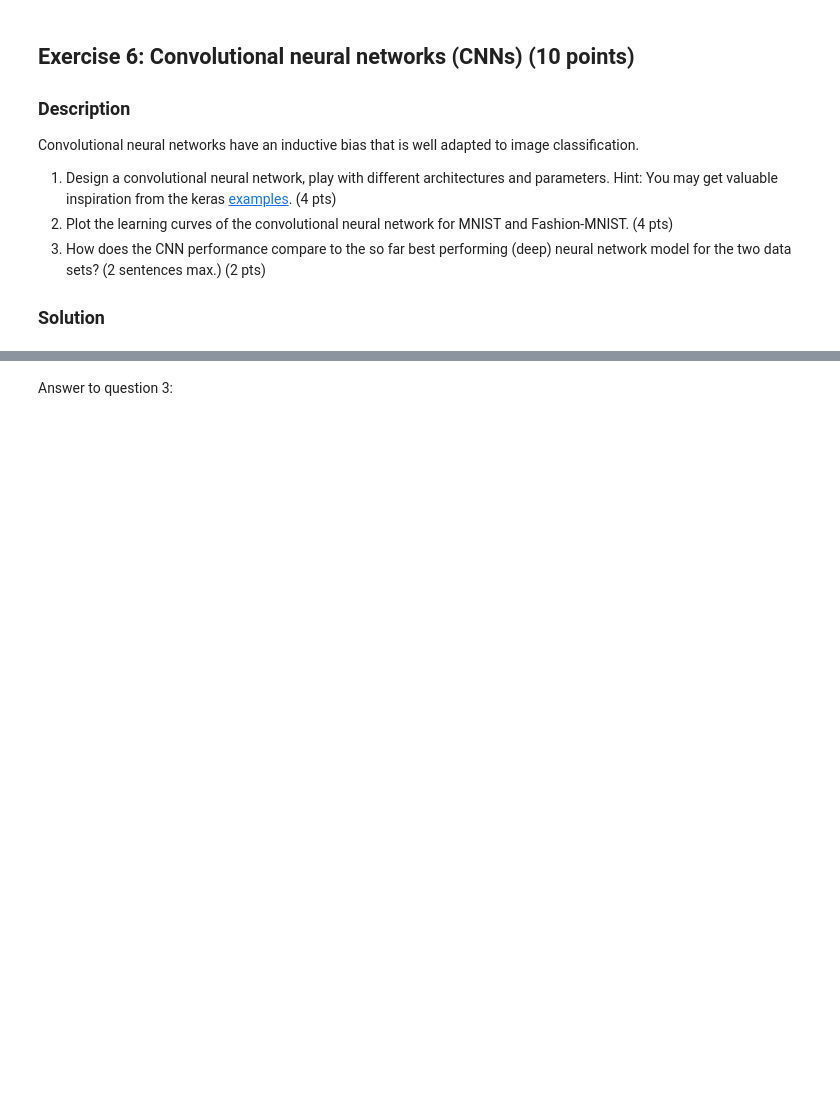
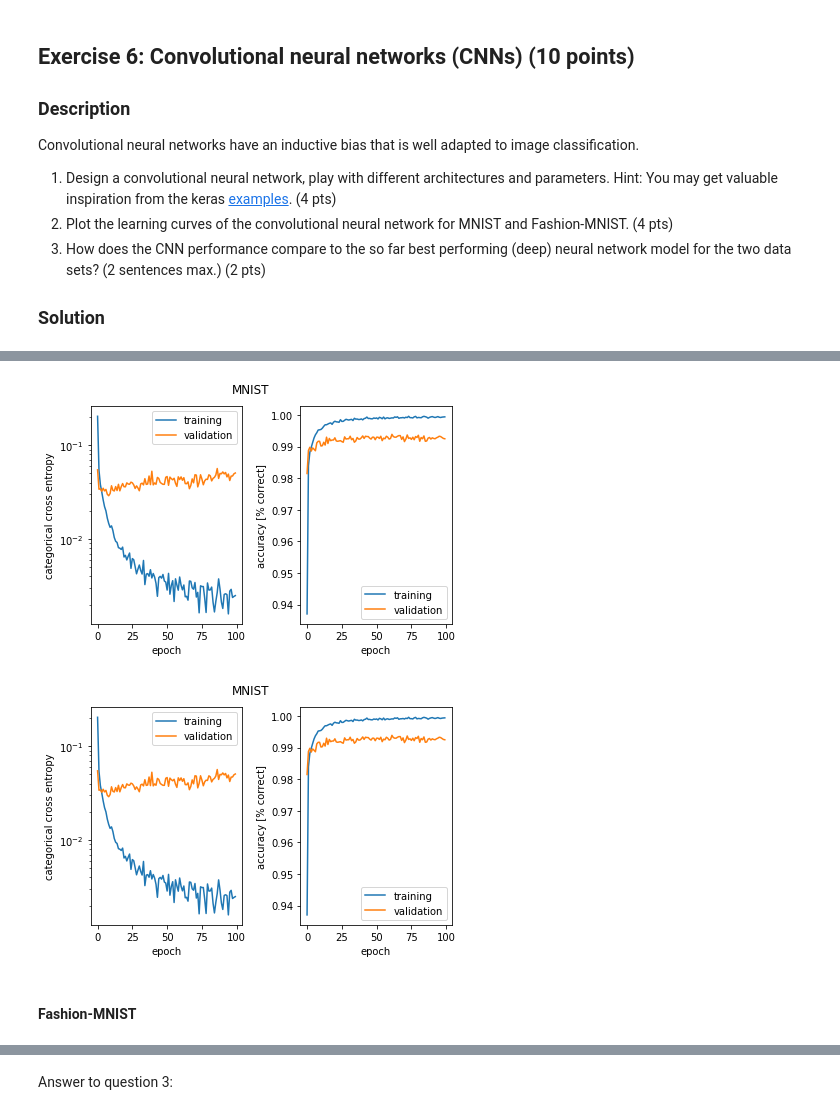
Before and after one commit to haakonms/annminiproject, a Jupyter notebook: miniproject1.ipynb, the cells around one changed output, grey strips where cells are left out. Cells and saved outputs as stored; diff of their text form; code cells hidden in the pictures; blank space fills up the shorter version.

```diff
--- a/miniproject1.ipynb
+++ b/miniproject1.ipynb
@@ -455,0 +485,38 @@ Convolutional neural networks have an inductive bias that is well adapted to ima
+# %%
+def load_formatted_data(dataset, num_classes=10, nrows=28, ncols=28):
+    """
+    Format training and test data for cnn-model.
+
+    Input:
+        dataset -- MNIST or Fashion-MNIST
+        nrows, ncols -- image dimensions
+
+    Returns x_train, y_train, x_test, y_test
+    """
+
+    if dataset == "MNIST":
+        (x_train, y_train), (x_test, y_test) = mnist.load_data()
+    elif dataset == "Fashion-MNIST":
+        (x_train, y_train), (x_test, y_test) = fashion_mnist.load_data()
+    else:
+        print("Error: Expected MNIST or Fashion-MNIST, but received ", dataset)
+        return
+
+    x_train = x_train.astype('float32')
+    x_test = x_test.astype('float32')
+    x_train /= 255
+    x_test /= 255
+
+    # reshape
+    x_train = x_train.reshape(x_train.shape[0], nrows, ncols, 1)
+    x_test = x_test.reshape(x_test.shape[0], nrows, ncols, 1)
+
+    print('x_train shape:', x_train.shape)
+    print(x_train.shape[0], 'train samples')
+    print(x_test.shape[0], 'test samples')
+
+    # convert class vectors to binary class matrices
+    y_train = keras.utils.to_categorical(y_train, num_classes)
+    y_test = keras.utils.to_categorical(y_test, num_classes)
+
+    return x_train, y_train, x_test, y_test
@@ -455,0 +527,2 @@ Convolutional neural networks have an inductive bias that is well adapted to ima
+# %%
+x_train, y_train, x_test, y_test = load_formatted_data(dataset="MNIST")
@@ -455,0 +535,2 @@ Convolutional neural networks have an inductive bias that is well adapted to ima
+# %%
+history = cnn_model(x_train, y_train, x_test, y_test, epochs=100)
@@ -455,0 +555,7 @@ Convolutional neural networks have an inductive bias that is well adapted to ima
+# %%
+plot_history(history, "MNIST")
+# %% [output]
+[figure, added]
+[figure, added]
+# %% [markdown]
+#### Fashion-MNIST
```
Also changed, not shown: parts of 28 cells of this notebook.
